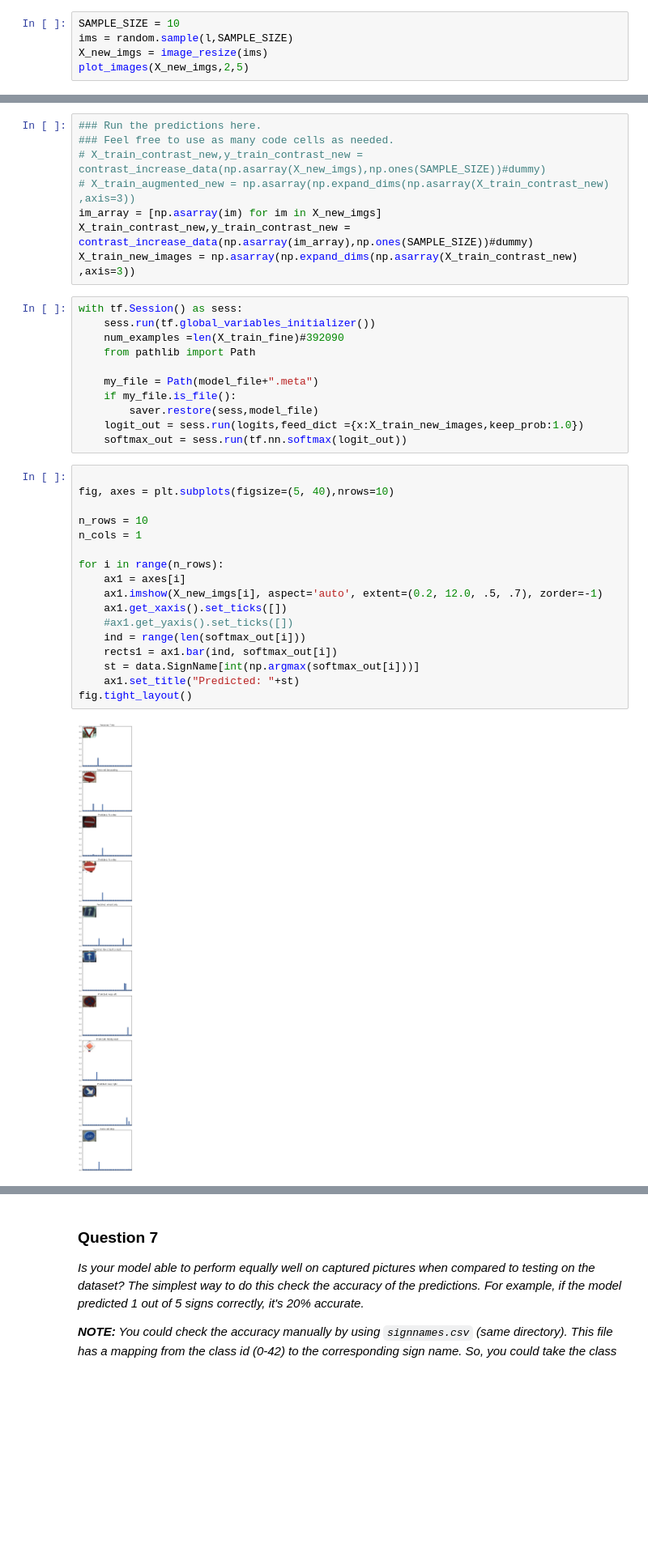
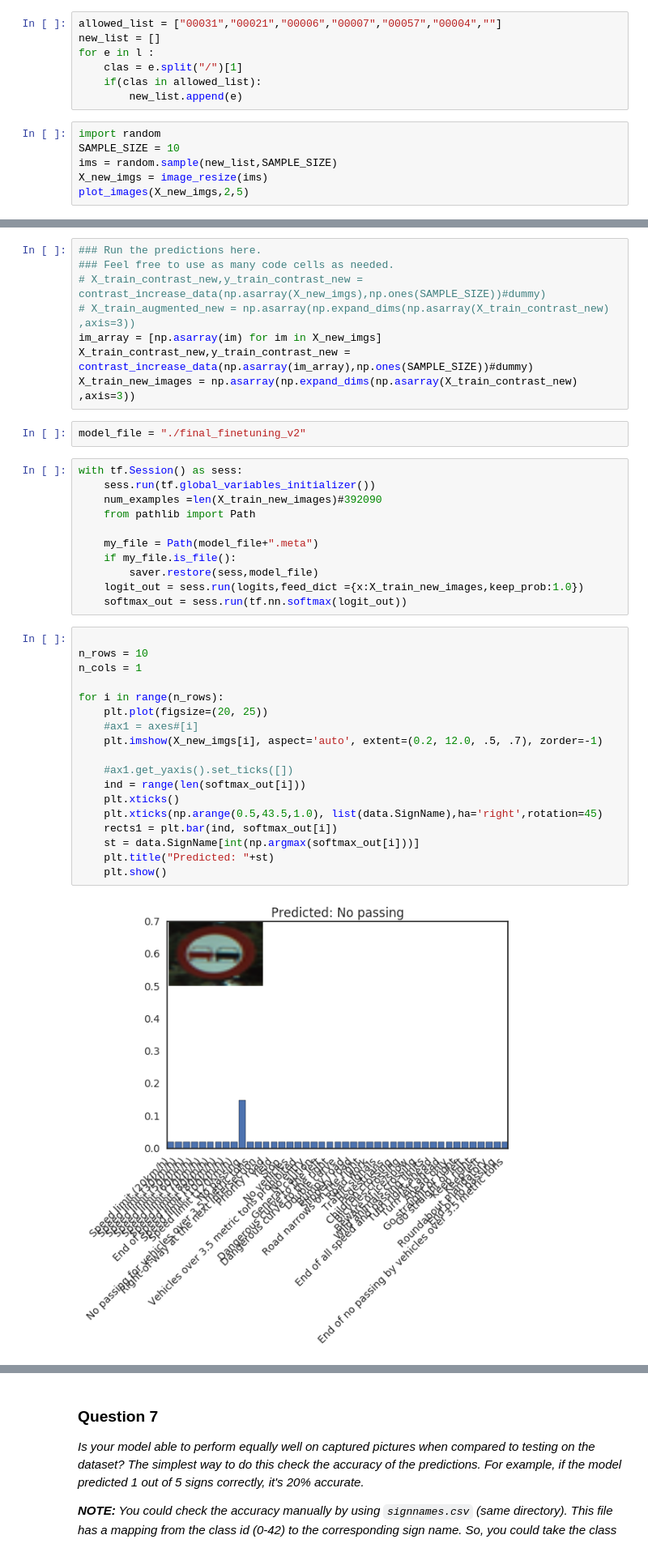
Before and after one commit to girishsk/self-driving-car, a Jupyter notebook: CarND-Traffic-Sign-Classifier-Project/Traffic_Sign_Classifier.ipynb, the cells around one changed output, grey strips where cells are left out. Shown at 81% size. Cells and saved outputs as stored; diff of their text form; blank space fills up the shorter version.

```diff
--- a/CarND-Traffic-Sign-Classifier-Project/Traffic_Sign_Classifier.ipynb
+++ b/CarND-Traffic-Sign-Classifier-Project/Traffic_Sign_Classifier.ipynb
@@ -928,9 +952,17 @@ def plot_images(X,n_rows,n_cols ):
             ax1.get_yaxis().set_ticks([])
     plt.show()
     fig.tight_layout()
+# %%
+allowed_list = ["00031","00021","00006","00007","00057","00004",""]
+new_list = []
+for e in l :
+    clas = e.split("/")[1]
+    if(clas in allowed_list):
+        new_list.append(e)
 # %%
+import random
 SAMPLE_SIZE = 10
-ims = random.sample(l,SAMPLE_SIZE)
+ims = random.sample(new_list,SAMPLE_SIZE)
 X_new_imgs = image_resize(ims)
 plot_images(X_new_imgs,2,5)
 # %% [output]
@@ -952,10 +984,12 @@ _Choose five candidate images of traffic signs and provide them in the report. A
 im_array = [np.asarray(im) for im in X_new_imgs]
 X_train_contrast_new,y_train_contrast_new = contrast_increase_data(np.asarray(im_array),np.ones(SAMPLE_SIZE))#dummy)
 X_train_new_images = np.asarray(np.expand_dims(np.asarray(X_train_contrast_new) ,axis=3))
+# %%
+model_file = "./final_finetuning_v2"
 # %%
 with tf.Session() as sess:
     sess.run(tf.global_variables_initializer())
-    num_examples =len(X_train_fine)#392090
+    num_examples =len(X_train_new_images)#392090
     from pathlib import Path
 
     my_file = Path(model_file+".meta")
@@ -964,21 +998,22 @@ with tf.Session() as sess:
     logit_out = sess.run(logits,feed_dict ={x:X_train_new_images,keep_prob:1.0})
     softmax_out = sess.run(tf.nn.softmax(logit_out))
 # %%
-
-fig, axes = plt.subplots(figsize=(5, 40),nrows=10)
 
 n_rows = 10
 n_cols = 1
 
 for i in range(n_rows):
-    ax1 = axes[i]
-    ax1.imshow(X_new_imgs[i], aspect='auto', extent=(0.2, 12.0, .5, .7), zorder=-1)
-    ax1.get_xaxis().set_ticks([])
+    plt.plot(figsize=(20, 25))
+    #ax1 = axes#[i]
+    plt.imshow(X_new_imgs[i], aspect='auto', extent=(0.2, 12.0, .5, .7), zorder=-1)
+
     #ax1.get_yaxis().set_ticks([])
     ind = range(len(softmax_out[i]))
-    rects1 = ax1.bar(ind, softmax_out[i])
+    plt.xticks()
+    plt.xticks(np.arange(0.5,43.5,1.0), list(data.SignName),ha='right',rotation=45)
+    rects1 = plt.bar(ind, softmax_out[i])
     st = data.SignName[int(np.argmax(softmax_out[i]))]
-    ax1.set_title("Predicted: "+st)
-fig.tight_layout()
+    plt.title("Predicted: "+st)
+    plt.show()
 # %% [output]
-[figure, old version]
+[figure, new version]
```
Also changed, not shown: parts of 19 cells of this notebook, 1 other file.
